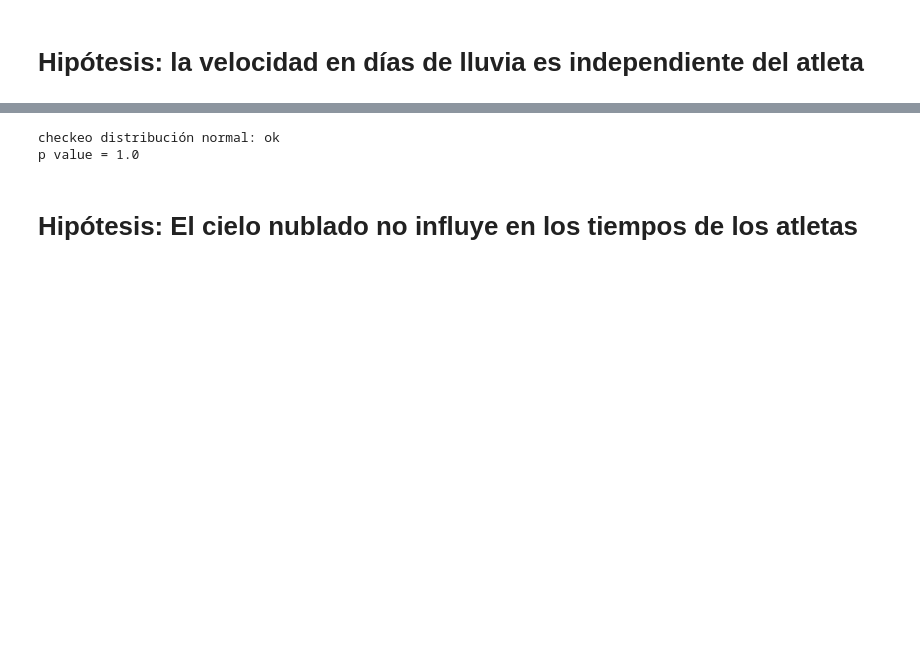
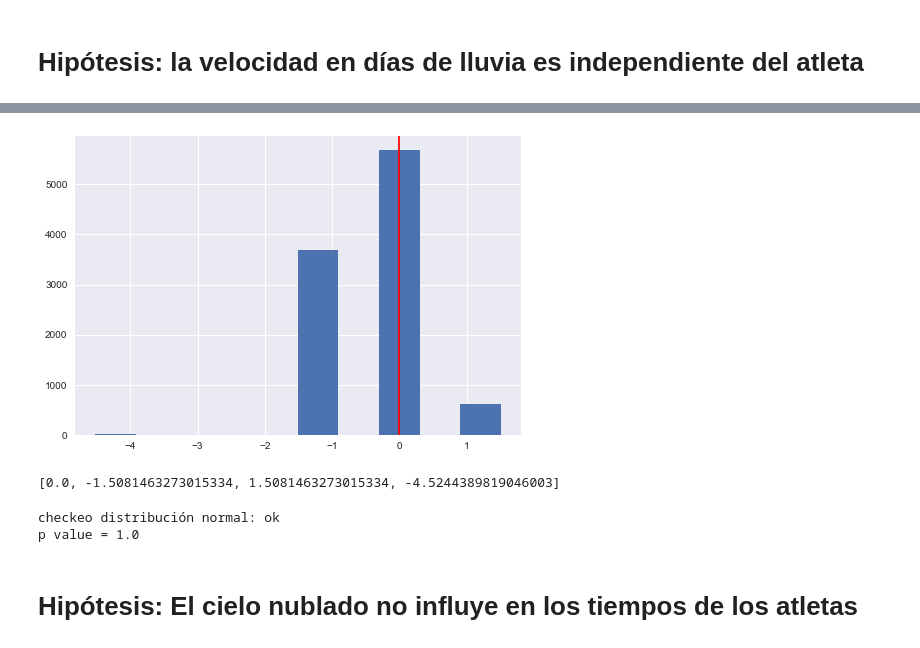
Before and after one commit to FerFrassia/DataScience, a Jupyter notebook: tp1/tp1.ipynb, the cells around one changed output, grey strips where cells are left out. Cells and saved outputs as stored; diff of their text form; code cells hidden in the pictures; blank space fills up the shorter version.

```diff
--- a/tp1/tp1.ipynb
+++ b/tp1/tp1.ipynb
@@ -212,3 +265,24 @@ hipotesis nula: la velocidad en días de lluvia depende del atleta
+# %%
+#quiero estandarizar los datos por que me dio un numero con una diferencia muy chica.
+mean = np.mean(delta)
+desvio = np.std(delta)
+delta_estandarizada = []
+for i in range(len(delta)):
+    delta_estandarizada.append((delta[i] - mean)/ desvio)
+#print(delta_estandarizada)
+plt.axvline(x=delta_estandarizada[0], color='r')
+plt.hist(delta_estandarizada, bins = 10)
+plt.show()
+
+distintos = []
+for i in delta_estandarizada:
+    if not(i in distintos):
+        distintos.append(i)
+
+print(distintos)
+# %% [output]
+[figure, added]
+[0.0, -1.5081463273015334, 1.5081463273015334, -4.5244389819046003]
 # %%
 # propongo realizar un t-test de muestra unica (aunq no sabria contra q valor testear)
 igual_media_1muesrta(df['tiempo_lluvia'])
```
Also changed, not shown: parts of 13 cells of this notebook.
